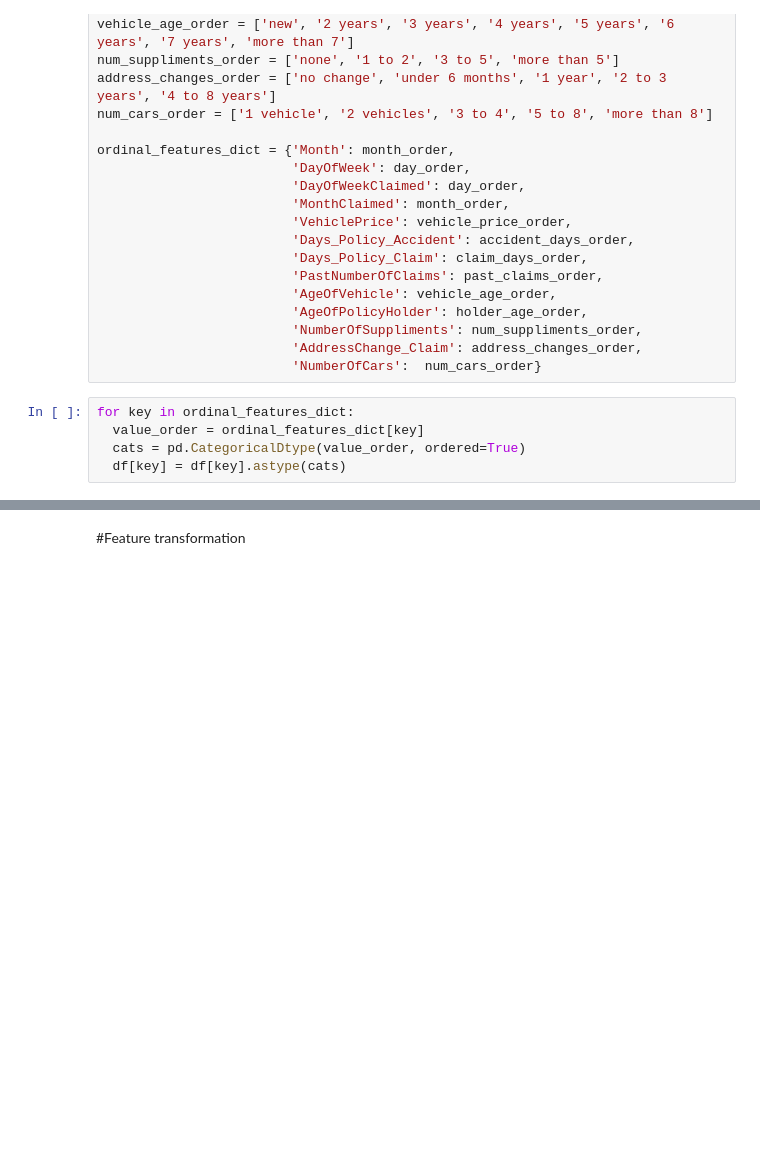
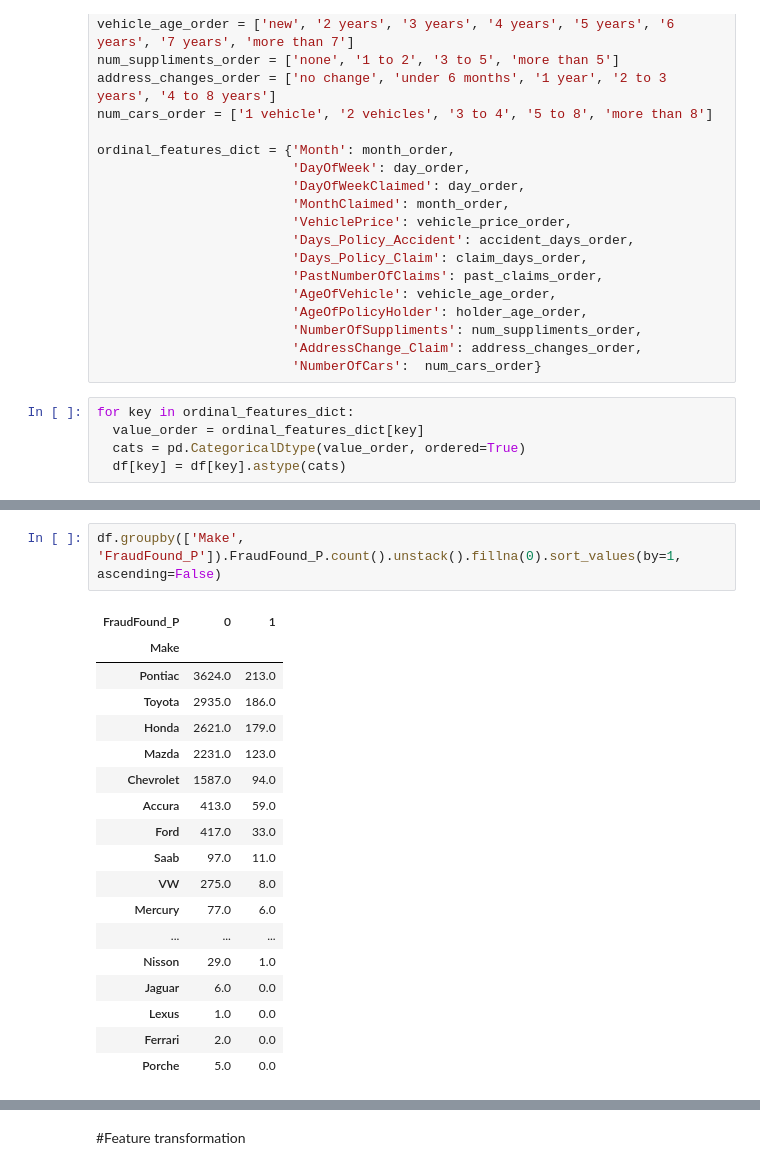
Before and after one commit to aziegert/Vehicle_Insurance_Claim_Fraud_Detection, a Jupyter notebook: Vehicle_Insurance_Claim_Fraud_Detection_v2.ipynb, the cells around one changed output, grey strips where cells are left out. Cells and saved outputs as stored; diff of their text form; blank space fills up the shorter version.

```diff
--- a/Vehicle_Insurance_Claim_Fraud_Detection_v2.ipynb
+++ b/Vehicle_Insurance_Claim_Fraud_Detection_v2.ipynb
@@ -422,0 +426,21 @@ memory usage: 2.4+ MB
+# %%
+df.groupby(['Make', 'FraudFound_P']).FraudFound_P.count().unstack().fillna(0).sort_values(by=1, ascending=False)
+# %% [output]
+| FraudFound_P | 0 | 1 |
+| Make |  |  |
+| Pontiac | 3624.0 | 213.0 |
+| Toyota | 2935.0 | 186.0 |
+| Honda | 2621.0 | 179.0 |
+| Mazda | 2231.0 | 123.0 |
+| Chevrolet | 1587.0 | 94.0 |
+| Accura | 413.0 | 59.0 |
+| Ford | 417.0 | 33.0 |
+| Saab | 97.0 | 11.0 |
+| VW | 275.0 | 8.0 |
+| Mercury | 77.0 | 6.0 |
+| ... | ... | ... |
+| Nisson | 29.0 | 1.0 |
+| Jaguar | 6.0 | 0.0 |
+| Lexus | 1.0 | 0.0 |
+| Ferrari | 2.0 | 0.0 |
+| Porche | 5.0 | 0.0 |
```
Also changed, not shown: parts of 86 cells of this notebook.
